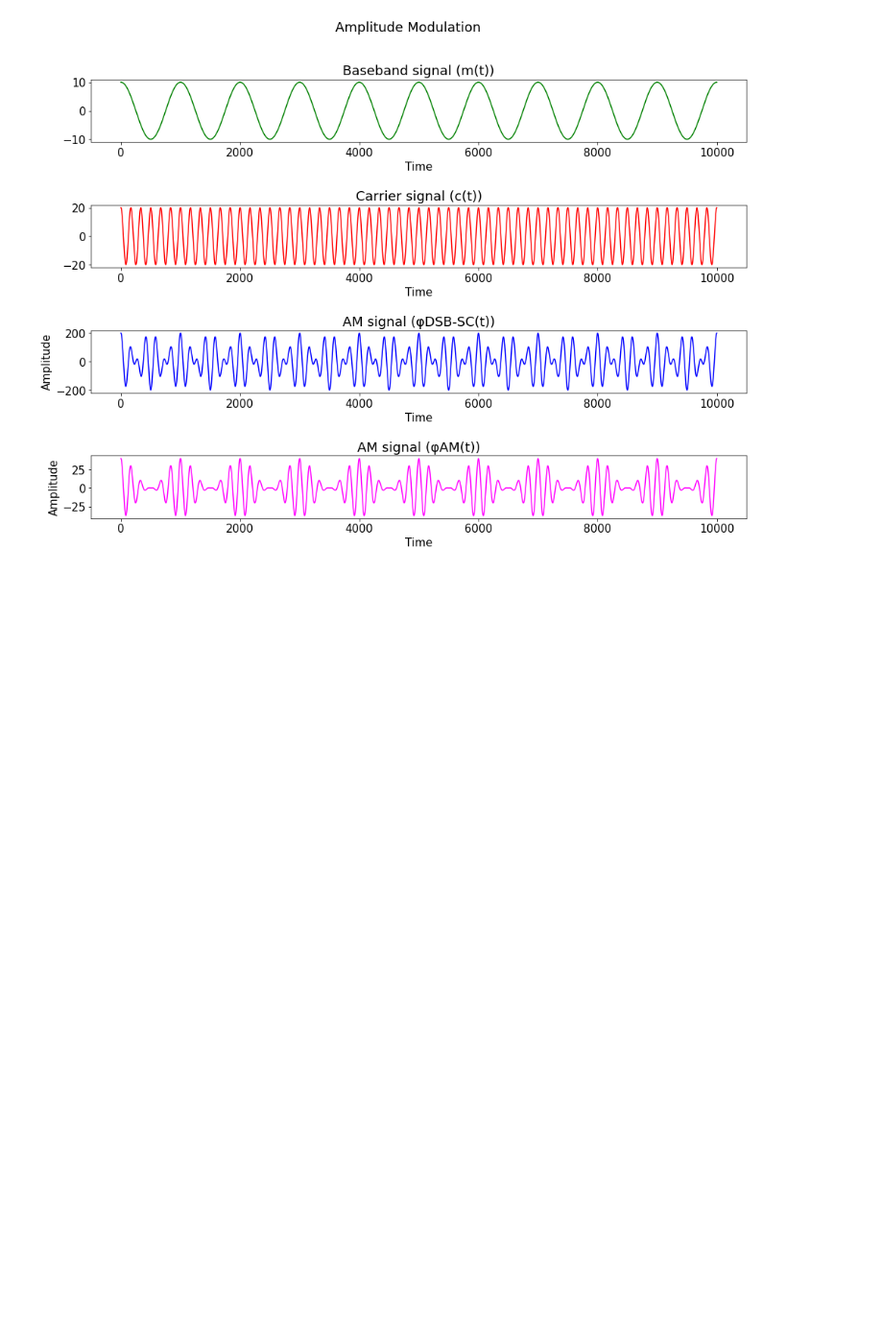
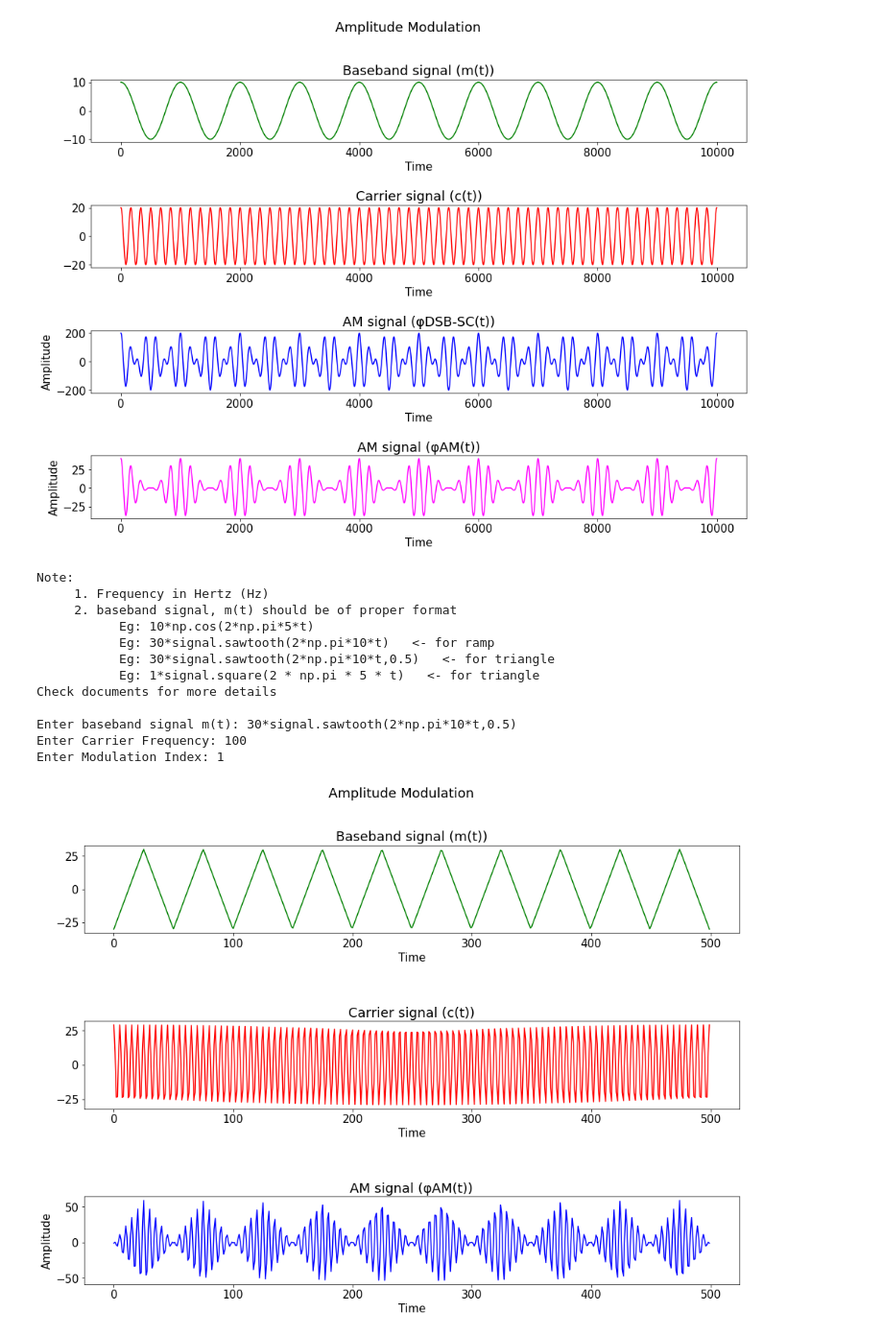
Before and after one commit to twisha-shah99/CommunicationSystems_LabWork, a Jupyter notebook: AM_Generation.ipynb, the cells around one changed output. Shown at 96% size. Drawn from its saved outputs; the diff is of its cells as text; code cells hidden in the pictures; blank space fills up the shorter version.

Commit message:
now takes user input for baseband signal

```diff
--- a/AM_Generation.ipynb
+++ b/AM_Generation.ipynb
@@ -80,3 +85,71 @@ Enter Carrier Amplitude: 20
 Enter Carrier Frequency: 60
 Enter Modulation Index: 1
 [figure]
+# %%
+#-----------------------------------------------------------------------------------#
+#--------------------------- For any input m(t) --------------------------#
+#-----------------------------------------------------------------------------------#
+
+print("Note: ")
+print("     1. Frequency in Hertz (Hz)")
+print("     2. baseband signal, m(t) should be of proper format")
+print("           Eg: 10*np.cos(2*np.pi*5*t)", end = "\n")
+print("           Eg: 30*signal.sawtooth(2*np.pi*10*t)   <- for ramp", end = "\n")
+print("           Eg: 30*signal.sawtooth(2*np.pi*10*t,0.5)   <- for triangle", end = "\n")
+print("           Eg: 1*signal.square(2 * np.pi * 5 * t)   <- for square", end = "\n")
+
+print("Check documents for more details")
+print()
+
+# inputs
+m_t_string = str(input("Enter baseband signal m(t): "))
+f_c = float(input("Enter Carrier Frequency: "))
+u = float(input("Enter Modulation Index: "))
+
+print()
+
+t = np.linspace(0, 1, 500)
+
+baseband = eval(m_t_string) #baseband signal
+
+# mod_index = max m(t) / A_c
+a_c = (int(np.max(baseband)) // u) or 10 #carrier amplitude
+
+carrier = a_c*np.cos(2*np.pi*f_c*t)
+amplitude_modulated = (a_c + baseband) * np.cos(2 * np.pi * f_c * t)
+
+plt.subplot(3,1,1)
+plt.title("Baseband signal (m(t))")
+plt.plot(baseband,'green')
+plt.xlabel("Time")
+
+plt.subplot(3,1,2)
+plt.title("Carrier signal (c(t))")
+plt.plot(carrier, 'red')
+plt.xlabel("Time")
+
+plt.subplot(3,1,3)
+plt.title("AM signal (φAM(t))")
+plt.plot(amplitude_modulated, color="blue")
+plt.ylabel("Amplitude")
+plt.xlabel("Time")
+
+plt.subplots_adjust(hspace=1)
+plt.rc('font', size=15)
+fig = plt.gcf()
+fig.suptitle("Amplitude Modulation")
+fig.set_size_inches(16, 11)
+# %% [output]
+Note:
+     1. Frequency in Hertz (Hz)
+     2. baseband signal, m(t) should be of proper format
+           Eg: 10*np.cos(2*np.pi*5*t)
+           Eg: 30*signal.sawtooth(2*np.pi*10*t)   <- for ramp
+           Eg: 30*signal.sawtooth(2*np.pi*10*t,0.5)   <- for triangle
+           Eg: 1*signal.square(2 * np.pi * 5 * t)   <- for triangle
+Check documents for more details
+
+Enter baseband signal m(t): 30*signal.sawtooth(2*np.pi*10*t,0.5)
+Enter Carrier Frequency: 100
+Enter Modulation Index: 1
+[figure, added]
```
Also changed, not shown: parts of 3 cells of this notebook.
